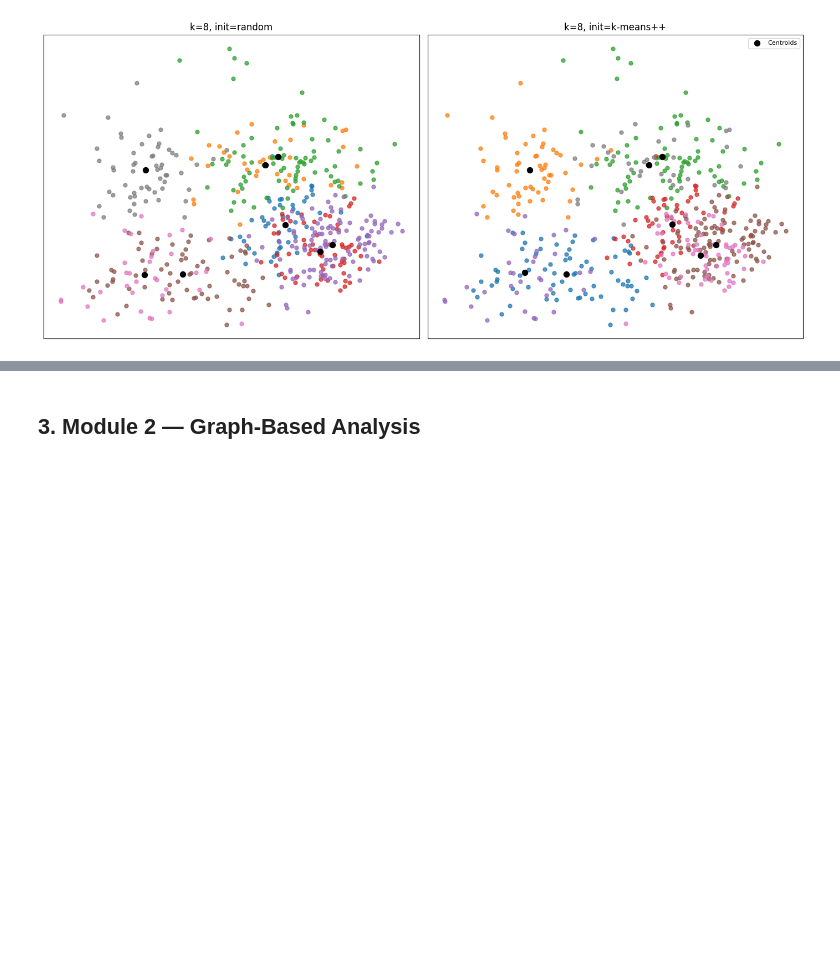
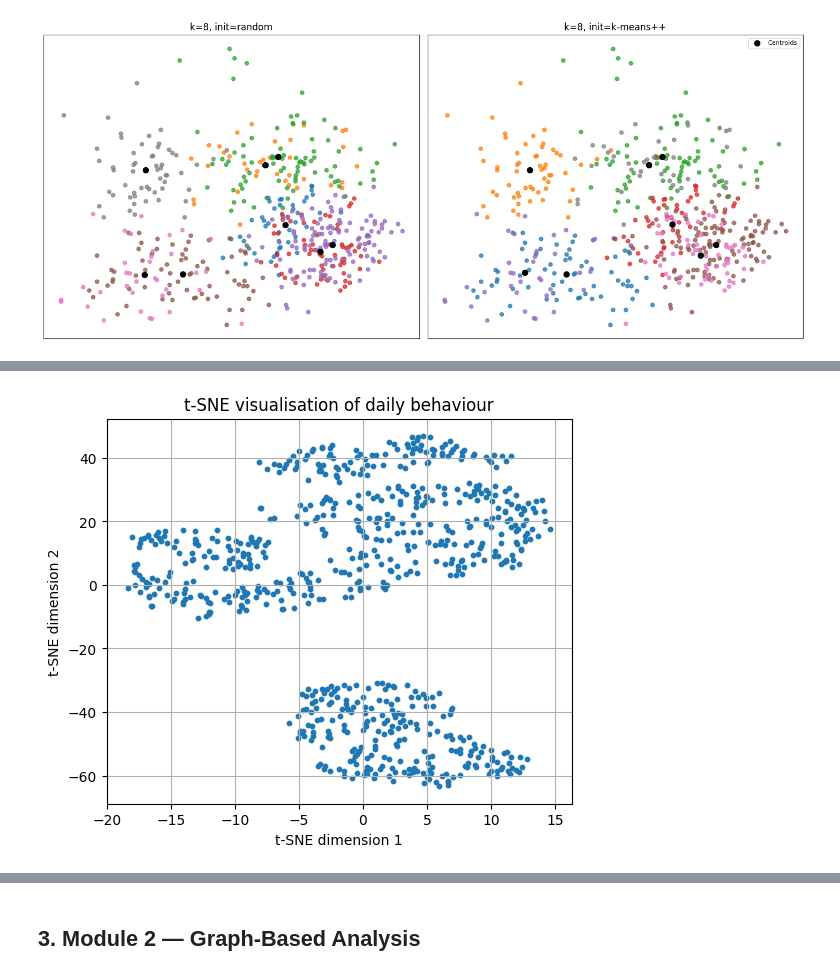
Before and after one commit to kraack-tech/DM_AU_project_group_16, a Jupyter notebook: Group16_Checkpoint1.ipynb, the cells around one changed output, grey strips where cells are left out. Drawn from its saved outputs; the diff is of its cells as text; code cells hidden in the pictures; blank space fills up the shorter version.

```diff
--- a/Group16_Checkpoint1.ipynb
+++ b/Group16_Checkpoint1.ipynb
@@ -407,0 +464,17 @@ The K-Means clusters are somewhat usable for summarising broad daily patterns, b
+# %%
+# Perform t-SNE to visualise potential clusters
+# Use a moderate perplexity.  t-SNE is stochastic; random_state ensures reproducibility.
+tsne = TSNE(n_components=2, random_state=42, perplexity=30)
+X_tsne = tsne.fit_transform(X_scaled)
+
+plt.figure(figsize=(6, 5))
+plt.scatter(X_tsne[:, 0], X_tsne[:, 1], s=10)
+plt.title('t-SNE visualisation of daily behaviour')
+plt.xlabel('t-SNE dimension 1')
+plt.ylabel('t-SNE dimension 2')
+plt.grid(True)
+plt.show()
+
+# Look for visually separated clusters.  If distinct clouds appear, DBSCAN is likely appropriate.
+# %% [output]
+[figure, added]
```
Also changed, not shown: parts of 18 cells of this notebook.
